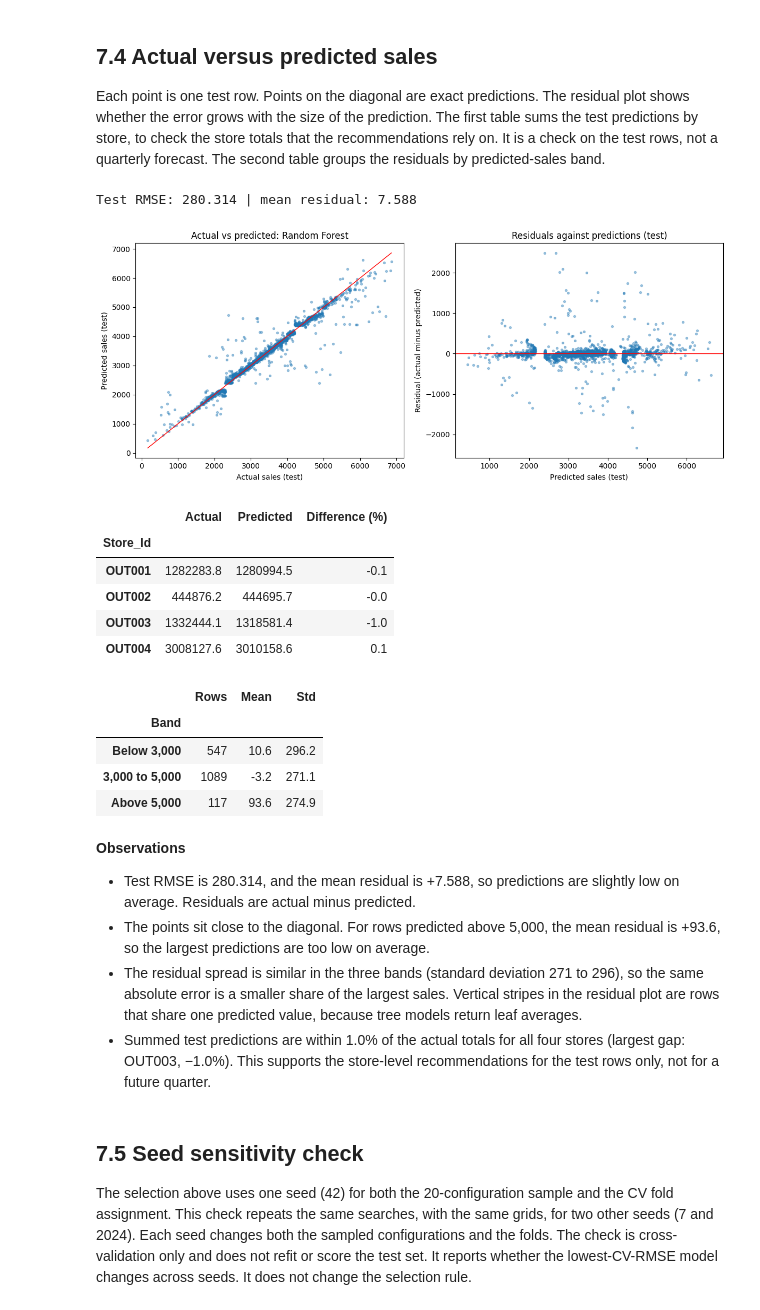
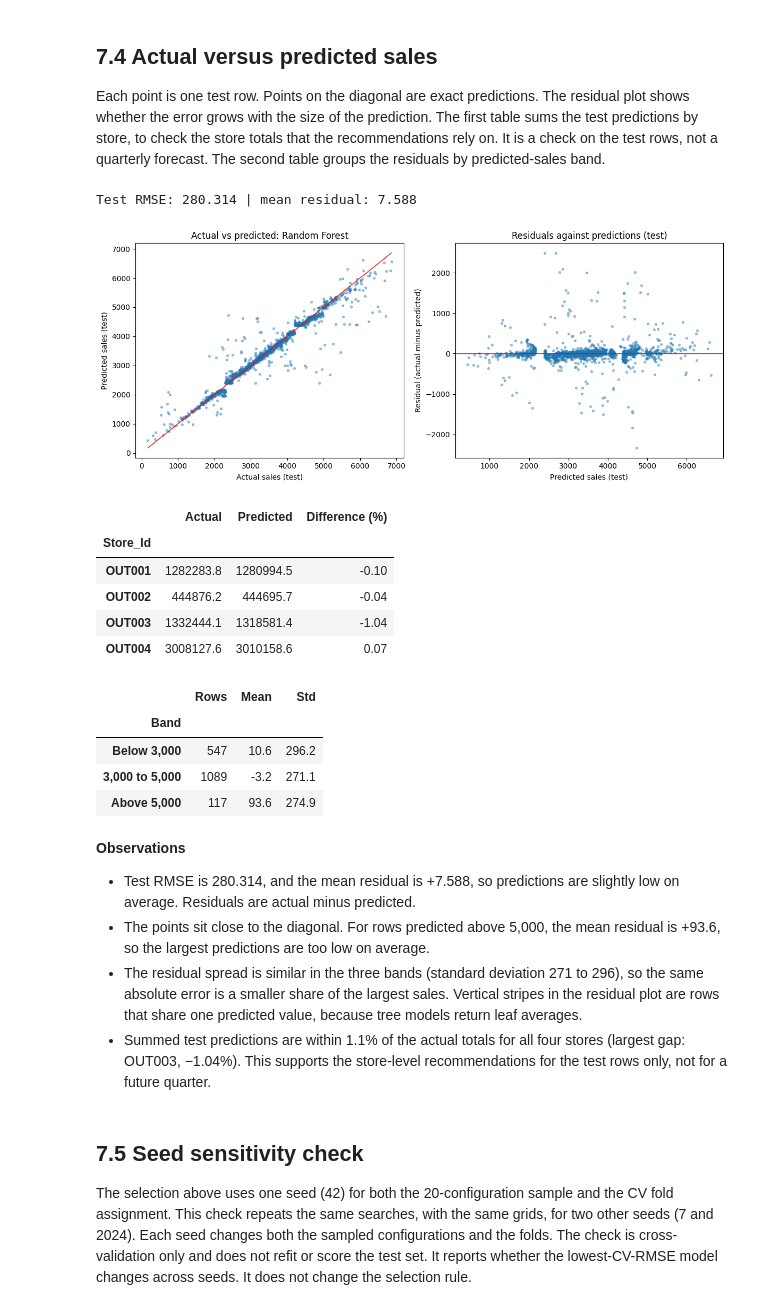
Before and after one commit to wdmofor/superkart-sales-predictor, a Jupyter notebook: full_code/SuperKart_Full_Code.ipynb, the cells around one changed output. Drawn from its saved outputs; the diff is of its cells as text; code cells hidden in the pictures.

```diff
--- a/full_code/SuperKart_Full_Code.ipynb
+++ b/full_code/SuperKart_Full_Code.ipynb
@@ -983,38 +988,38 @@ axes[1].set_xlabel("Predicted sales (test)")
 axes[1].set_ylabel("Residual (actual minus predicted)")
 axes[1].set_title("Residuals against predictions (test)")
 plt.tight_layout()
 plt.show()
 
 # Store totals over the test rows. This checks summed predictions; it is not a quarterly forecast.
 test_store_ids = df.loc[y_test.index, "Store_Id"].to_numpy()
 store_check = (
     pd.DataFrame({"Store_Id": test_store_ids, "Actual": y_test.to_numpy(), "Predicted": test_predictions})
     .groupby("Store_Id")[["Actual", "Predicted"]]
     .sum()
 )
 store_check["Difference (%)"] = 100 * (store_check["Predicted"] - store_check["Actual"]) / store_check["Actual"]
-display(store_check.round(1))
+display(store_check.round({"Actual": 1, "Predicted": 1, "Difference (%)": 2}))
 
 # Residual spread by predicted-sales band, to show where the errors are largest.
 bands = pd.cut(
     test_predictions, bins=[-np.inf, 3000, 5000, np.inf], labels=["Below 3,000", "3,000 to 5,000", "Above 5,000"]
 )
 band_table = (
     pd.DataFrame({"Band": bands, "Residual": residuals})
     .groupby("Band", observed=True)["Residual"]
     .agg(Rows="count", Mean="mean", Std="std")
     .round(1)
 )
 display(band_table)
 # %% [output]
 Test RMSE: 280.314 | mean residual: 7.588
 [figure]
 |  | Actual | Predicted | Difference (%) |
 | Store_Id |  |  |  |
-| OUT001 | 1282283.8 | 1280994.5 | -0.1 |
-| OUT002 | 444876.2 | 444695.7 | -0.0 |
-| OUT003 | 1332444.1 | 1318581.4 | -1.0 |
-| OUT004 | 3008127.6 | 3010158.6 | 0.1 |
+| OUT001 | 1282283.8 | 1280994.5 | -0.10 |
+| OUT002 | 444876.2 | 444695.7 | -0.04 |
+| OUT003 | 1332444.1 | 1318581.4 | -1.04 |
+| OUT004 | 3008127.6 | 3010158.6 | 0.07 |
 |  | Rows | Mean | Std |
 | Band |  |  |  |
 | Below 3,000 | 547 | 10.6 | 296.2 |
@@ -1025,7 +1030,7 @@ Test RMSE: 280.314 | mean residual: 7.588
 - Test RMSE is 280.314, and the mean residual is +7.588, so predictions are slightly low on average. Residuals are actual minus predicted.
 - The points sit close to the diagonal. For rows predicted above 5,000, the mean residual is +93.6, so the largest predictions are too low on average.
 - The residual spread is similar in the three bands (standard deviation 271 to 296), so the same absolute error is a smaller share of the largest sales. Vertical stripes in the residual plot are rows that share one predicted value, because tree models return leaf averages.
-- Summed test predictions are within 1.0% of the actual totals for all four stores (largest gap: OUT003, −1.0%). This supports the store-level recommendations for the test rows only, not for a future quarter.
+- Summed test predictions are within 1.1% of the actual totals for all four stores (largest gap: OUT003, −1.04%). This supports the store-level recommendations for the test rows only, not for a future quarter.
 # %% [markdown]
 ## 7.5 Seed sensitivity check
 
```
Also changed, not shown: parts of 22 cells of this notebook, 9 other files.
